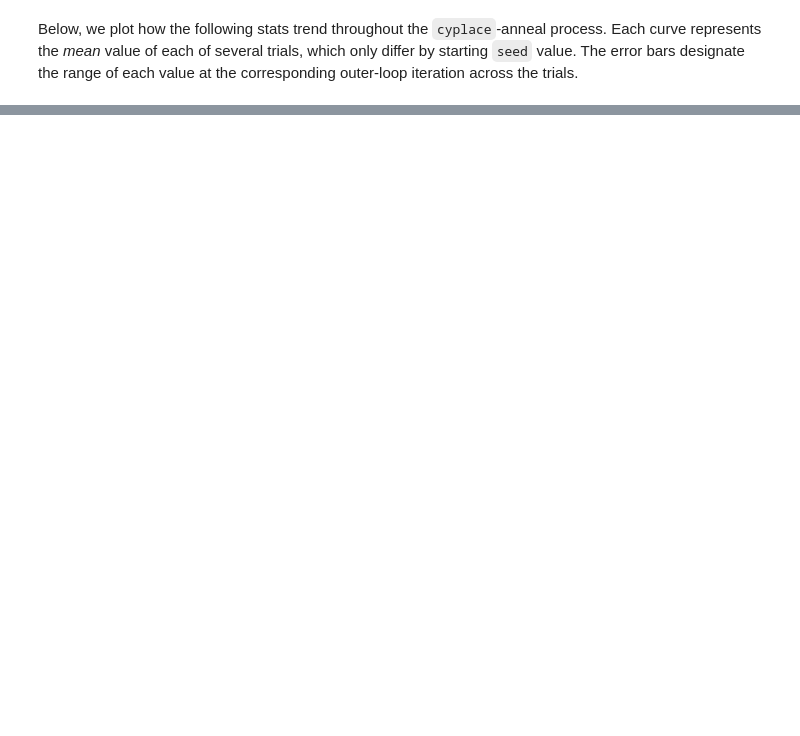
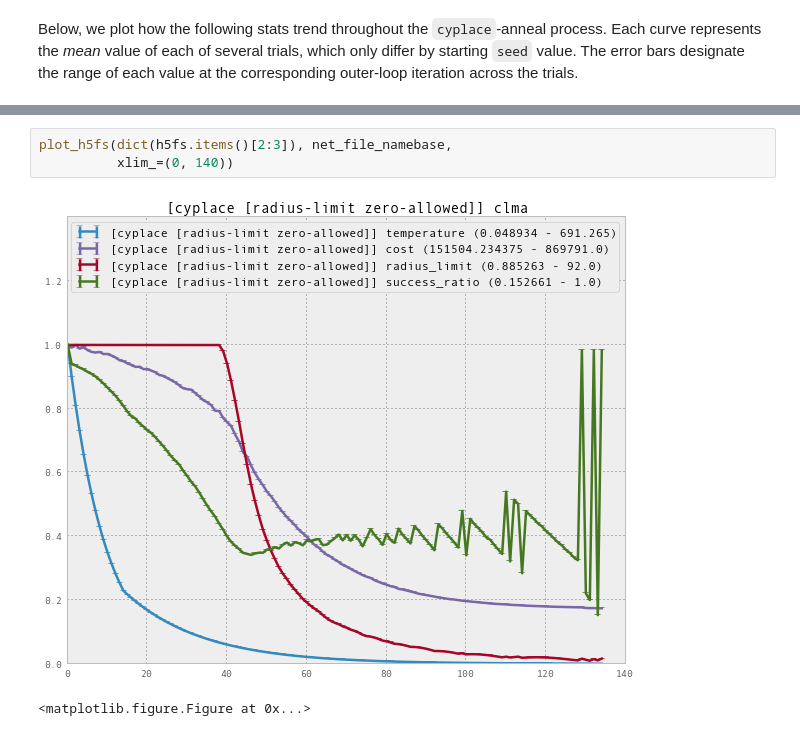
Before and after one commit to cfobel/cyvpr, a Jupyter notebook: notebooks/cyplace anneal vs VPR.ipynb, the cells around one changed output, grey strips where cells are left out. Drawn from its saved outputs; the diff is of its cells as text; blank space fills up the shorter version.

```diff
--- a/notebooks/cyplace anneal vs VPR.ipynb
+++ b/notebooks/cyplace anneal vs VPR.ipynb
@@ -114,0 +156,6 @@ for net_file_namebase in ('tseng', 'clma', 'alu4'):
+# %%
+plot_h5fs(dict(h5fs.items()[2:3]), net_file_namebase,
+          xlim_=(0, 140))
+# %% [output]
+[figure, added]
+<matplotlib.figure.Figure at 0x...>
```
Also changed, not shown: parts of 25 cells of this notebook.
